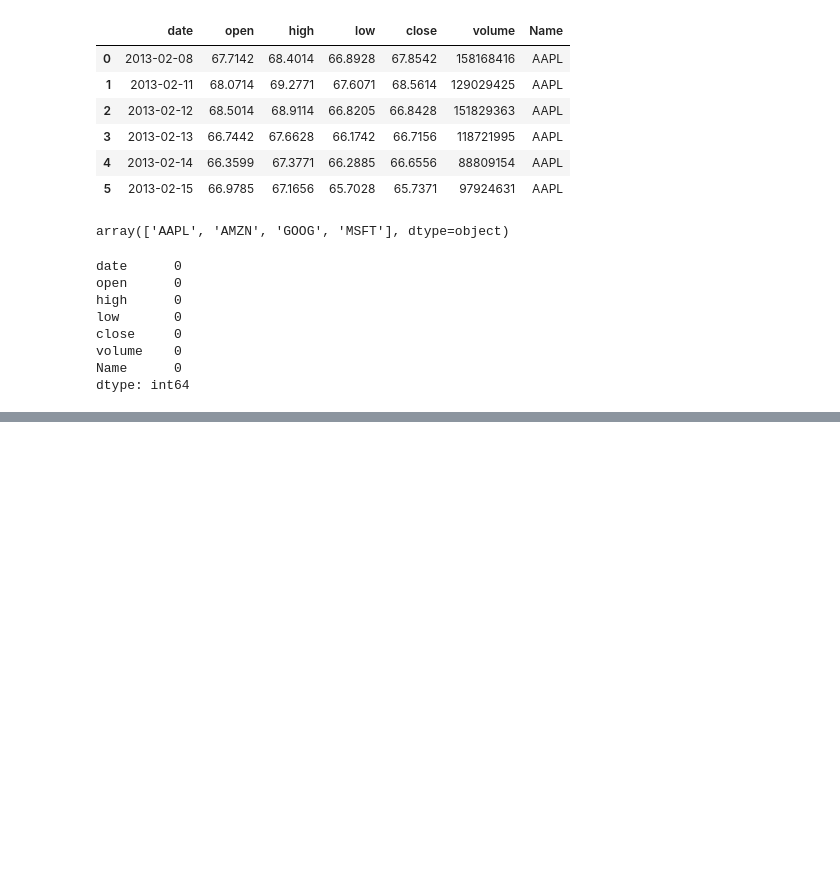
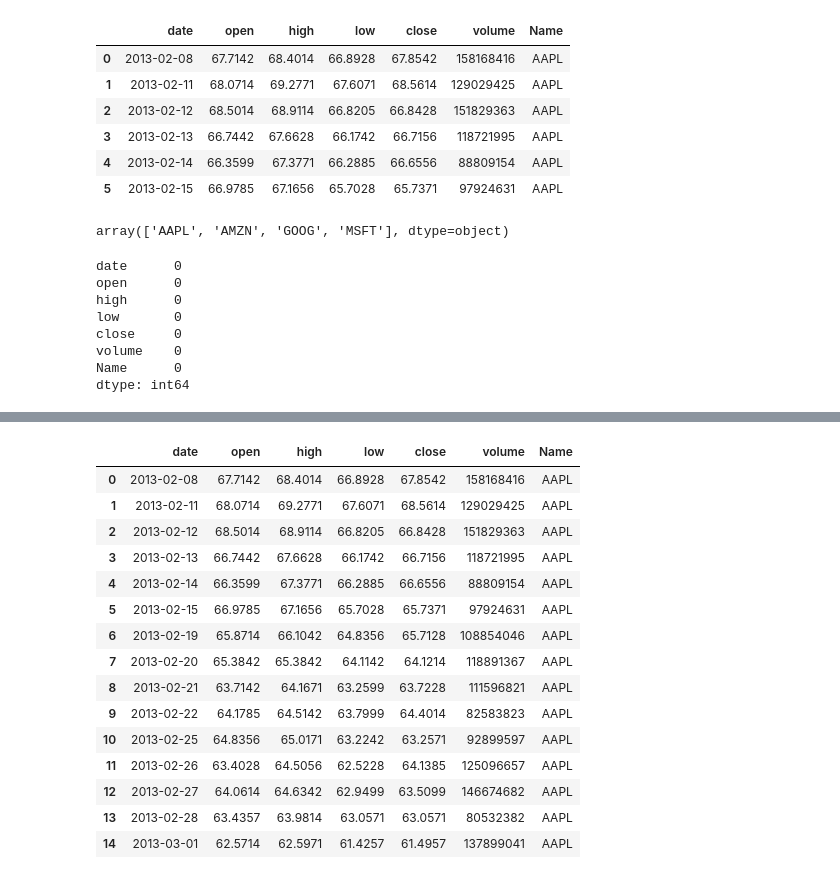
Before and after one commit to ewooten7/S-P-500-Stock-Market-Time-Series-Analysis, a Jupyter notebook: S&M_Price_Analysis.ipynb, the cells around one changed output, grey strips where cells are left out. Saved outputs shown, nothing was run; the diff lists cells and outputs as text; code cells hidden in the pictures; blank space fills up the shorter version.

```diff
--- a/S&M_Price_Analysis.ipynb
+++ b/S&M_Price_Analysis.ipynb
@@ -86,0 +134,19 @@ dtype: int64
+# %%
+all_data.head(15)
+# %% [output]
+|  | date | open | high | low | close | volume | Name |
+| 0 | 2013-02-08 | 67.7142 | 68.4014 | 66.8928 | 67.8542 | 158168416 | AAPL |
+| 1 | 2013-02-11 | 68.0714 | 69.2771 | 67.6071 | 68.5614 | 129029425 | AAPL |
+| 2 | 2013-02-12 | 68.5014 | 68.9114 | 66.8205 | 66.8428 | 151829363 | AAPL |
+| 3 | 2013-02-13 | 66.7442 | 67.6628 | 66.1742 | 66.7156 | 118721995 | AAPL |
+| 4 | 2013-02-14 | 66.3599 | 67.3771 | 66.2885 | 66.6556 | 88809154 | AAPL |
+| 5 | 2013-02-15 | 66.9785 | 67.1656 | 65.7028 | 65.7371 | 97924631 | AAPL |
+| 6 | 2013-02-19 | 65.8714 | 66.1042 | 64.8356 | 65.7128 | 108854046 | AAPL |
+| 7 | 2013-02-20 | 65.3842 | 65.3842 | 64.1142 | 64.1214 | 118891367 | AAPL |
+| 8 | 2013-02-21 | 63.7142 | 64.1671 | 63.2599 | 63.7228 | 111596821 | AAPL |
+| 9 | 2013-02-22 | 64.1785 | 64.5142 | 63.7999 | 64.4014 | 82583823 | AAPL |
+| 10 | 2013-02-25 | 64.8356 | 65.0171 | 63.2242 | 63.2571 | 92899597 | AAPL |
+| 11 | 2013-02-26 | 63.4028 | 64.5056 | 62.5228 | 64.1385 | 125096657 | AAPL |
+| 12 | 2013-02-27 | 64.0614 | 64.6342 | 62.9499 | 63.5099 | 146674682 | AAPL |
+| 13 | 2013-02-28 | 63.4357 | 63.9814 | 63.0571 | 63.0571 | 80532382 | AAPL |
+| 14 | 2013-03-01 | 62.5714 | 62.5971 | 61.4257 | 61.4957 | 137899041 | AAPL |
```
Also changed, not shown: parts of 16 cells of this notebook.
